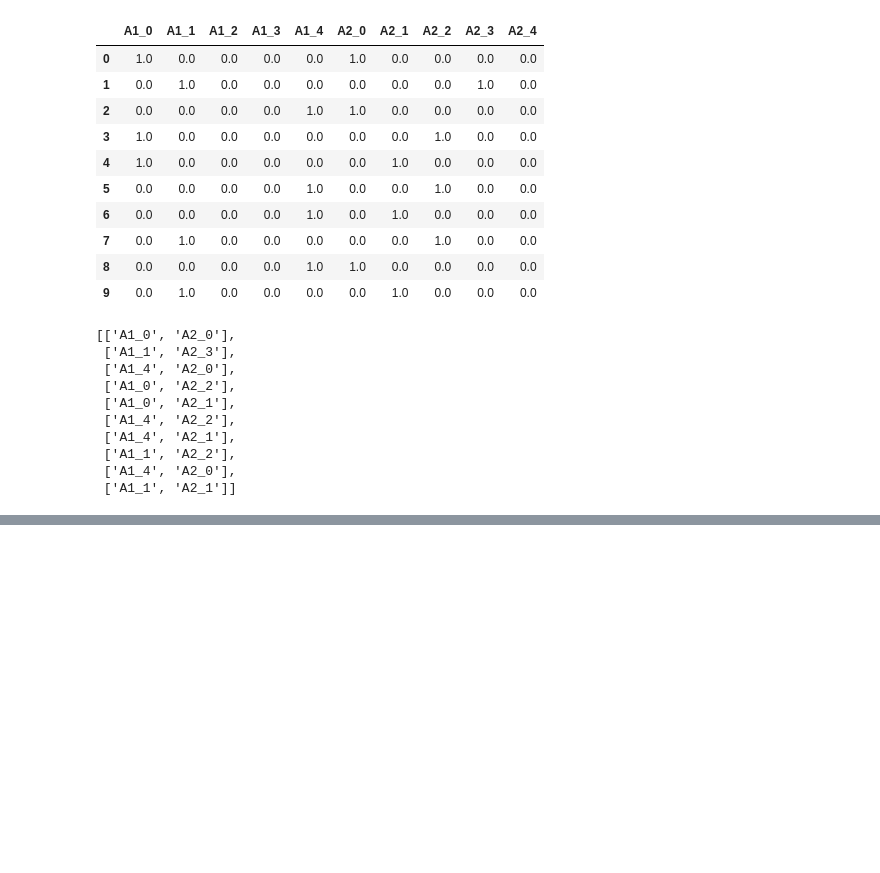
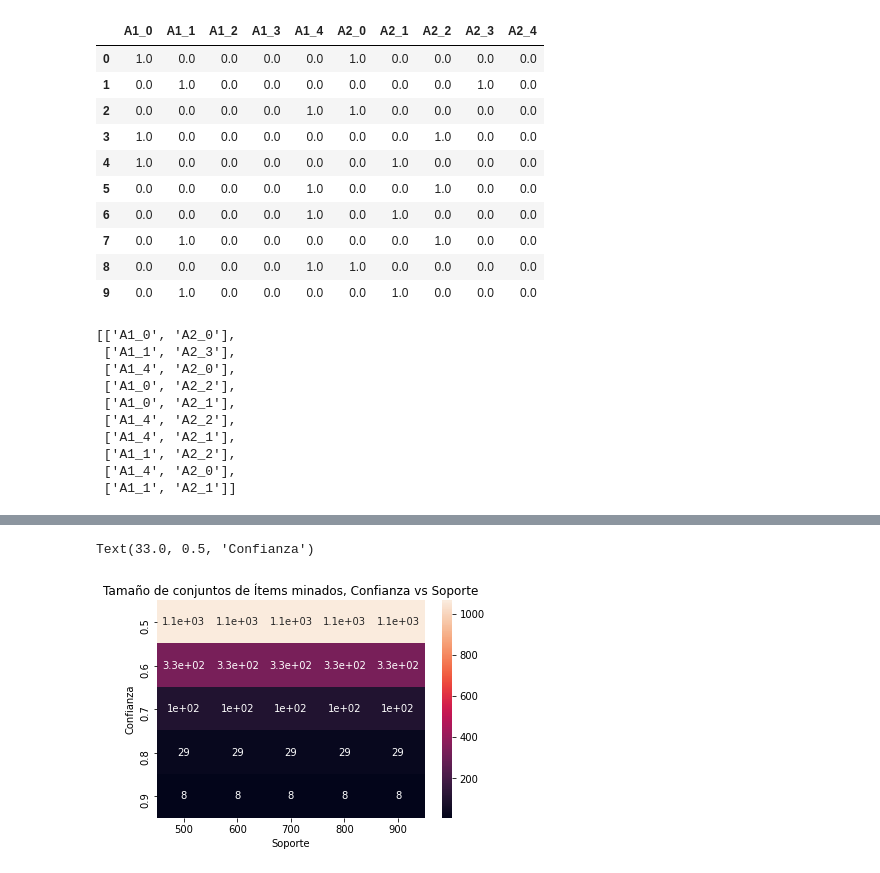
Before and after one commit to alejandro56664-2/unal-data-mining-machine-learning, a Jupyter notebook: Tarea3_JheisonMorales.ipynb, the cells around one changed output, grey strips where cells are left out. Saved outputs shown, nothing was run; the diff lists cells and outputs as text; code cells hidden in the pictures; blank space fills up the shorter version.

```diff
--- a/Tarea3_JheisonMorales.ipynb
+++ b/Tarea3_JheisonMorales.ipynb
@@ -1011 +1161,14 @@ transactions_9 = df_credit_disc.apply(lambda s: s.index[s.values == 1].tolist(),
+# %%
+# Add title
+plt.title("Tamaño de conjuntos de Ítems minados, Confianza vs Soporte")
+
+# Heatmap showing average arrival delay for each airline by month
+sns.heatmap(data=df_itemsets_s_9, annot=True)
+
+# Add label for horizontal axis
+plt.xlabel("Soporte")
+plt.ylabel("Confianza")
+# %% [output]
+Text(33.0, 0.5, 'Confianza')
+[figure, added]
 # %%
```
Also changed, not shown: parts of 45 cells of this notebook.
